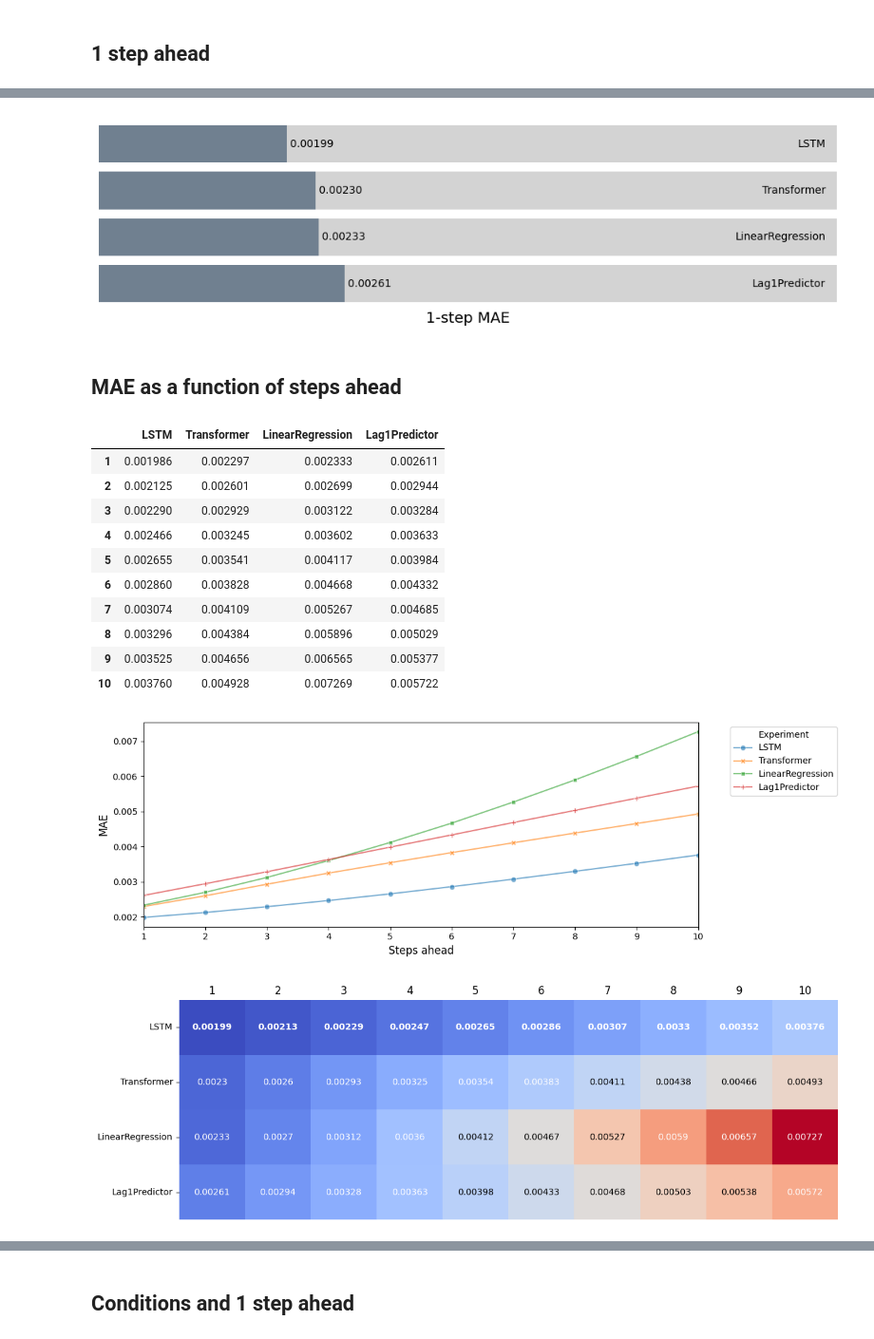
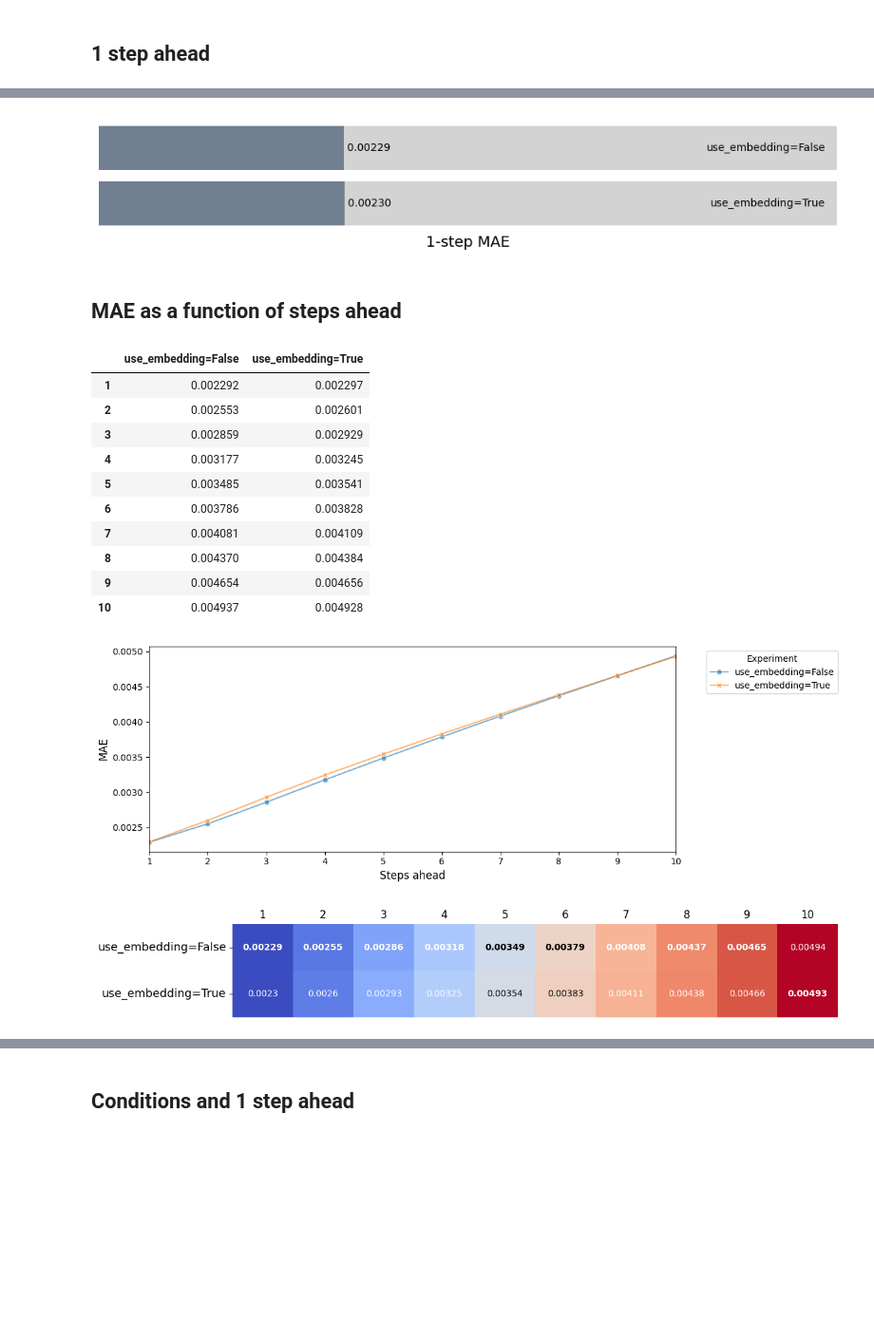
Before and after one commit to AronDJacobsen/fault_management_uds, a Jupyter notebook: notebooks/3_evaluation/2_compare_models.ipynb, the cells around one changed output, grey strips where cells are left out. Shown at 95% size. Saved outputs shown, nothing was run; the diff lists cells and outputs as text; code cells hidden in the pictures; blank space fills up the shorter version.

```diff
--- a/notebooks/3_evaluation/2_compare_models.ipynb
+++ b/notebooks/3_evaluation/2_compare_models.ipynb
@@ -32,7 +32,12 @@ random.seed(seed)
 # %% [markdown]
 ## Load
 # %%
-experiment_folder_name = 'benchmarking'
+#experiment_folder_name = 'benchmarking'
+
+experiment_folder_name = 'benchmark'
+
+
+
 experiment_folder = MODELS_DIR / experiment_folder_name
 
 split = 0 # first split
@@ -134,7 +137,7 @@ Lowest steps ahead: 10
 # %% [markdown]
 ## 1 step ahead
 # %%
-data_type = 'val'
+data_type = 'test'
 
 # folder to save the plots
 plots_folder = FIGURES_DIR / 'experiments' / experiment_folder_name / data_type
@@ -180,6 +181,7 @@ ax.bar_label(ax.containers[1], fmt=f' %.{round_to}f', label_type='edge') # add t
 ax.set_xticks([]) # remove the x ticks
 ax.set_yticks([]) # remove the y ticks
 ax.set_ylabel('') # remove the y label
+
 #ax.xaxis.label.set_visible(False)
 ax.xaxis.set_label('1-step MAE')
 # adjust size of the x axis
@@ -191,7 +193,7 @@ plt.tight_layout()
 plt.savefig(plots_folder / 'overall_1_step_MAE.png', dpi=150)
 plt.show()
 # %% [output]
-[figure, old version]
+[figure, new version]
 # %% [markdown]
 ## MAE as a function of steps ahead
 # %%
@@ -209,17 +211,17 @@ df = pd.DataFrame(data, columns=[f"{runs[run]['experiment_name']}" for run in ru
 df = df[df.loc[1].sort_values().index]
 df
 # %% [output]
-|  | LSTM | Transformer | LinearRegression | Lag1Predictor |
-| 1 | 0.001986 | 0.002297 | 0.002333 | 0.002611 |
-| 2 | 0.002125 | 0.002601 | 0.002699 | 0.002944 |
-| 3 | 0.002290 | 0.002929 | 0.003122 | 0.003284 |
-| 4 | 0.002466 | 0.003245 | 0.003602 | 0.003633 |
-| 5 | 0.002655 | 0.003541 | 0.004117 | 0.003984 |
-| 6 | 0.002860 | 0.003828 | 0.004668 | 0.004332 |
-| 7 | 0.003074 | 0.004109 | 0.005267 | 0.004685 |
-| 8 | 0.003296 | 0.004384 | 0.005896 | 0.005029 |
-| 9 | 0.003525 | 0.004656 | 0.006565 | 0.005377 |
-| 10 | 0.003760 | 0.004928 | 0.007269 | 0.005722 |
+|  | use_embedding=False | use_embedding=True |
+| 1 | 0.002292 | 0.002297 |
+| 2 | 0.002553 | 0.002601 |
+| 3 | 0.002859 | 0.002929 |
+| 4 | 0.003177 | 0.003245 |
+| 5 | 0.003485 | 0.003541 |
+| 6 | 0.003786 | 0.003828 |
+| 7 | 0.004081 | 0.004109 |
+| 8 | 0.004370 | 0.004384 |
+| 9 | 0.004654 | 0.004656 |
+| 10 | 0.004937 | 0.004928 |
 # %%
 # Visualize the MAEs
 plt.figure(figsize=(12, 4))
@@ -236,20 +238,24 @@ plt.tight_layout()
 plt.savefig(plots_folder / 'overall_steps_ahead_MAE.png', dpi=150)
 plt.show()
 # %% [output]
-[figure, old version]
+[figure, new version]
 # %%
 visualize_metric_matrix('MAE_steps_heatmap', df.T.iloc[::-1],
                         'coolwarm', round_to, suffix=None, high_best=False,
-                        figsize=(12, 4), save_folder=plots_folder,
-                        top_n_bold=0, annotate_row_wise=False)
+                        figsize=(12, 1+df.shape[1]//2),
+                        save_folder=plots_folder,
+                        top_n_bold=0,
+                        annotate_row_wise=False, ysize=13)
 
-
+# saving
 visualize_metric_matrix('MAE_steps_heatmap', df.T.iloc[::-1],
                         'coolwarm', round_to, suffix=None, high_best=False,
-                        figsize=(12, 4), save_folder=None,
-                        top_n_bold=0, annotate_row_wise=False)
+                        figsize=(12, 1+df.shape[1]//2),
+                        save_folder=None,
+                        top_n_bold=0,#df.shape[1], # TODO: work?
+                        annotate_row_wise=False, ysize=13)
 # %% [output]
-[figure, old version]
+[figure, new version]
 # %%
 # # visualize like the confsion matrix
 # plt.figure(figsize=(12, 4))
```
Also changed, not shown: parts of 6 cells of this notebook, 16 other files.
